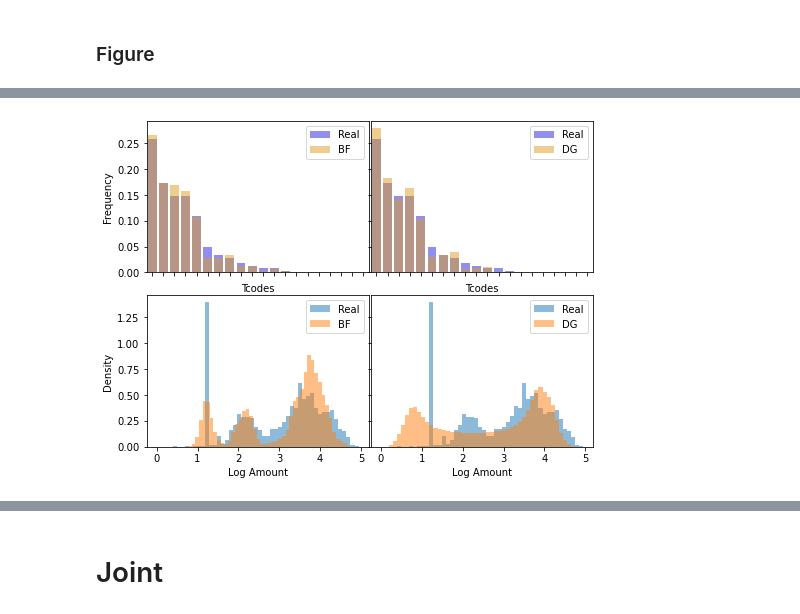
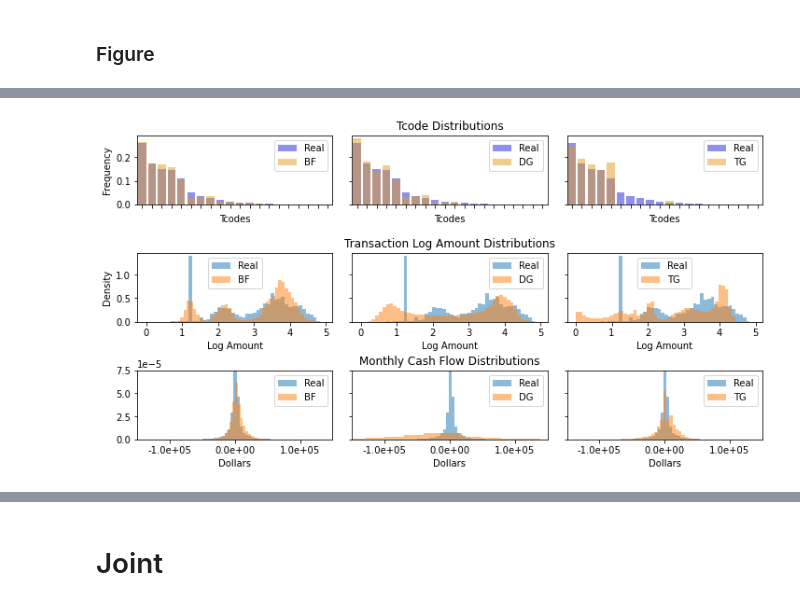
Before and after one commit to BigTuna08/Banksformer_ecml_2022, a Jupyter notebook: czech/metrics/paper_figures-ecml.ipynb, the cells around one changed output, grey strips where cells are left out. Drawn from its saved outputs; the diff is of its cells as text; code cells hidden in the pictures.

```diff
--- a/czech/metrics/paper_figures-ecml.ipynb
+++ b/czech/metrics/paper_figures-ecml.ipynb
@@ -831,18 +344,10 @@ from scipy.stats import wasserstein_distance
 # %% [markdown]
 ##### fig
 # %%
-fig, ax = plt.subplots(1,3, figsize=(12,3),
-                       # sharex=True,
-                       sharey=True)
+from scipy.stats import wasserstein_distance
 
-# ax[0].set_ylim([-5,5])
-# ax[0].set_xlim([-5,5])
-# ax[1].set_ylim([-5,5])
-# ax[1].set_xlim([-5,5])
-# ax[2].set_ylim([-5,5])
-# ax[2].set_xlim([-5,5])
-# ax[3].set_ylim([-5,5])
-# ax[3].set_xlim([-5,5])
+fig, ax = plt.subplots(1,3, figsize=(12,3), sharey=True)
+
 
 for i, (vals, lbl) in enumerate([(gbg, "BF"), (gbfg, "DG"), (gbtg, "TG")]):
 
@@ -867,9 +372,8 @@ ax[0].set_xlabel("Dollars")
 ax[1].set_xlabel("Dollars")
 ax[2].set_xlabel("Dollars")
 
-# plt.legend()
+
 plt.tight_layout()
-plt.savefig("figs/cash_flow_cz.png")
 plt.show()
 # %% [output]
 [figure]
@@ -1238,24 +509,18 @@ plt.show()
 # %%
-fig, ax = plt.subplots(2,2, figsize=(8,6), sharey="row", sharex="row")
-# ax[0].set_ylim([-5,5])
-# ax[0].set_xlim([-5,5])
-# ax[1].set_ylim([-5,5])
-# ax[1].set_xlim([-5,5])
-# ax[2].set_ylim([-5,5])
-# ax[2].set_xlim([-5,5])
+import matplotlib.ticker as mtick
 
-# sns.kdeplot(data=pcs_scaled[pcs_scaled["src"]=="gen"], x="PC1", y="PC2",ax=ax[0])
-# ax[0].set_title("Banksformer Generated")
-# sns.kdeplot(data=pcs_scaled[pcs_scaled["src"]=="real"], x="PC1", y="PC2",ax=ax[1])
-# ax[1].set_title("Real Data")
-# sns.kdeplot(data=pcs_scaled[pcs_scaled["src"]=="fgen"], x="PC1", y="PC2",ax=ax[2])
-# ax[2].set_title("DG Generated")
-# plt.tight_layout()
-fig.subplots_adjust(hspace=.15) # height spaces
-fig.subplots_adjust(wspace=.01) # width spaces
+fig, ax = plt.subplots(3,3, figsize=(12,6), sharey="row", sharex="row")
 
+
+
+fig.subplots_adjust(hspace=.7) # height spaces
+fig.subplots_adjust(wspace=.1) # width spaces
+
+
+
+###   Top row (tcodes)   ###
 fig = sns.barplot(data = tcode_counts.iloc[:nshow], y="real_freq", x="index", color="b", alpha=0.5, label="Real", ax=ax[0,0])
-fig = sns.barplot(data = tcode_counts.iloc[:nshow], y="gen_freq", x="index", color="orange", alpha=0.5, label="BF", ax=ax[0,0])
+fig = sns.barplot(data = tcode_counts.iloc[:nshow], y="bf_freq", x="index", color="orange", alpha=0.5, label="BF", ax=ax[0,0])
 fig.set_xticklabels(["" for _ in range(len(tcode_counts.iloc[:nshow]))])
 fig.legend()
 fig.set_xlabel("Tcodes")
@@ -1263,38 +528,79 @@ fig.set_ylabel("Frequency")
 
 
 fig = sns.barplot(data = tcode_counts.iloc[:nshow], y="real_freq", x="index", color="b", alpha=0.5, label="Real", ax=ax[0,1])
-fig = sns.barplot(data = tcode_counts.iloc[:nshow], y="fgen_freq", x="index", color="orange", alpha=0.5, label="DG", ax=ax[0,1])
+fig = sns.barplot(data = tcode_counts.iloc[:nshow], y="dg_freq", x="index", color="orange", alpha=0.5, label="DG", ax=ax[0,1])
 fig.set_xticklabels(["" for _ in range(len(tcode_counts.iloc[:nshow]))])
 fig.legend()
 fig.set_xlabel("Tcodes")
 fig.set_ylabel("")
+
+
+fig = sns.barplot(data = tcode_counts.iloc[:nshow], y="real_freq", x="index", color="b", alpha=0.5, label="Real", ax=ax[0,2])
+fig = sns.barplot(data = tcode_counts.iloc[:nshow], y="tg_freq", x="index", color="orange", alpha=0.5, label="TG", ax=ax[0,2])
+fig.set_xticklabels(["" for _ in range(len(tcode_counts.iloc[:nshow]))])
+fig.legend()
+fig.set_xlabel("Tcodes")
+fig.set_ylabel("")
+
+
+ax[0, 1].set_title("Tcode Distributions")
+
 
 # for item in fig.get_xticklabels():
 #     item.set_rotation(90)
 #     item.set_text("")
 
 
 
+###   Mid row (amounts)   ###
+
 
 # ax, fig = plt.subplots(1,1, figsize=(18, 6))
 ax[1, 0].hist(np.log10(real_df["amount"]+1), bins=50, alpha=0.5, label="Real", density=True )
-ax[1, 0].hist(np.log10(gen_df["amount"].abs()+1), bins=50, alpha=0.5, label="BF", density=True)
+ax[1, 0].hist(np.log10(bf_df["amount"].abs()+1), bins=50, alpha=0.5, label="BF", density=True)
 ax[1, 0].set_xlabel("Log Amount")
 ax[1, 0].set_ylabel("Density")
-
-
 ax[1, 0].legend()
 
 ax[1, 1].hist(np.log10(real_df["amount"]+1), bins=50, alpha=0.5, label="Real", density=True )
-ax[1, 1].hist(np.log10(fgen_df["amount"].abs()+1), bins=50, alpha=0.5, label="DG", density=True)
+ax[1, 1].hist(np.log10(dg_df["amount"].abs()+1), bins=50, alpha=0.5, label="DG", density=True)
 ax[1, 1].set_xlabel("Log Amount")
+ax[1, 1].legend()
 # ax[1, 1].set_ylabel("Density")
 
 
+ax[1, 2].hist(np.log10(real_df["amount"]+1), bins=50, alpha=0.5, label="Real", density=True )
+ax[1, 2].hist(np.log10(tg_df["amount"].abs()+1), bins=50, alpha=0.5, label="TG", density=True)
+ax[1, 2].set_xlabel("Log Amount")
+ax[1, 2].legend()
+
+ax[1, 1].set_title("Transaction Log Amount Distributions")
 
 
-plt.legend()
+#### Bottom Row (cash flow)  ####
+
+
+for i, (vals, lbl) in enumerate([(gbg, "BF"), (gbfg, "DG"), (gbtg, "TG")]):
+
+
+    ax[2, i].hist(gbr.raw_amount, bins=50, label="Real", density=True, alpha=0.5)
+    ax[2, i].hist(vals.raw_amount, bins=50, label=lbl, density=True, alpha=0.5)
+    ax[2, i].set_ylim([0.0, 0.000075])
+    ax[2, i].set_xlim([-10e4*1.5, 10e4*1.5])
+    ax[2, i].set_xlabel("Dollars")
+    ax[2, i].legend()
+
+    # wd = wasserstein_distance(gbr.raw_amount, vals.raw_amount)
+    # print("Wasserstein between real and", lbl, "is", wd)
+
+ax[2, 1].set_title("Monthly Cash Flow Distributions")
+
+
+ax[2, 1].xaxis.set_major_formatter(mtick.FormatStrFormatter('%.1e'))
+
+ax[2, 1].xaxis.set_major_locator(plt.MaxNLocator(3))
+
 # plt.tight_layout()
 plt.show()
 # %% [output]
-[figure, old version]
+[figure, new version]
```
Also changed, not shown: parts of 150 cells of this notebook, 16 other files.
